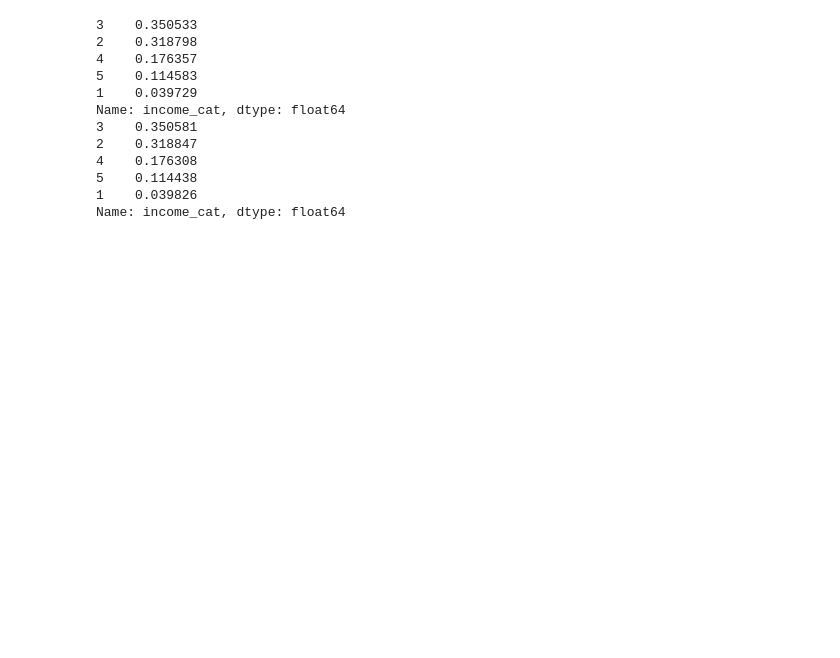
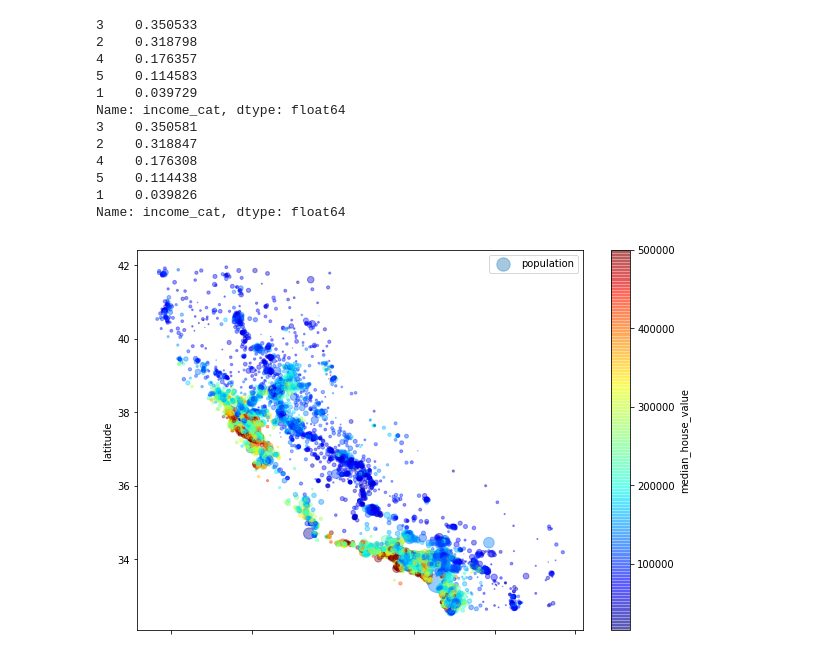
Before and after one commit to whosxavierwu/handson-ml2, a Jupyter notebook: ipynb/chap1.ipynb, the cells around one changed output. Saved outputs shown, nothing was run; the diff lists cells and outputs as text; code cells hidden in the pictures; blank space fills up the shorter version.

```diff
--- a/ipynb/chap1.ipynb
+++ b/ipynb/chap1.ipynb
@@ -7,5 +8,5 @@ from sklearn import model_selection
 # %%
-df_housing = pd.read_csv('datasets/housing/housing.csv', encoding='utf8', sep=',')
+df_housing = pd.read_csv('../datasets/housing/housing.csv', encoding='utf8', sep=',')
 print(df_housing.shape)
 df_housing[:3]
 # %% [output]
@@ -130,3 +101,22 @@ Name: income_cat, dtype: float64
 5    0.114438
 1    0.039826
 Name: income_cat, dtype: float64
+# %%
+df_housing= strat_train_set
+# %%
+df_housing.plot(
+    kind="scatter",
+    x = "longitude",
+    y = "latitude",
+    alpha = 0.4,  # ???
+    s = df_housing['population'] / 100,  # radius of circle
+    label = "population",
+    figsize = (10, 7),
+    c = "median_house_value",  # color
+    cmap = plt.get_cmap("jet"),
+    colorbar = True
+)
+plt.legend()
+plt.show()
+# %% [output]
+[figure, added]
```
Also changed, not shown: parts of 9 cells of this notebook.
